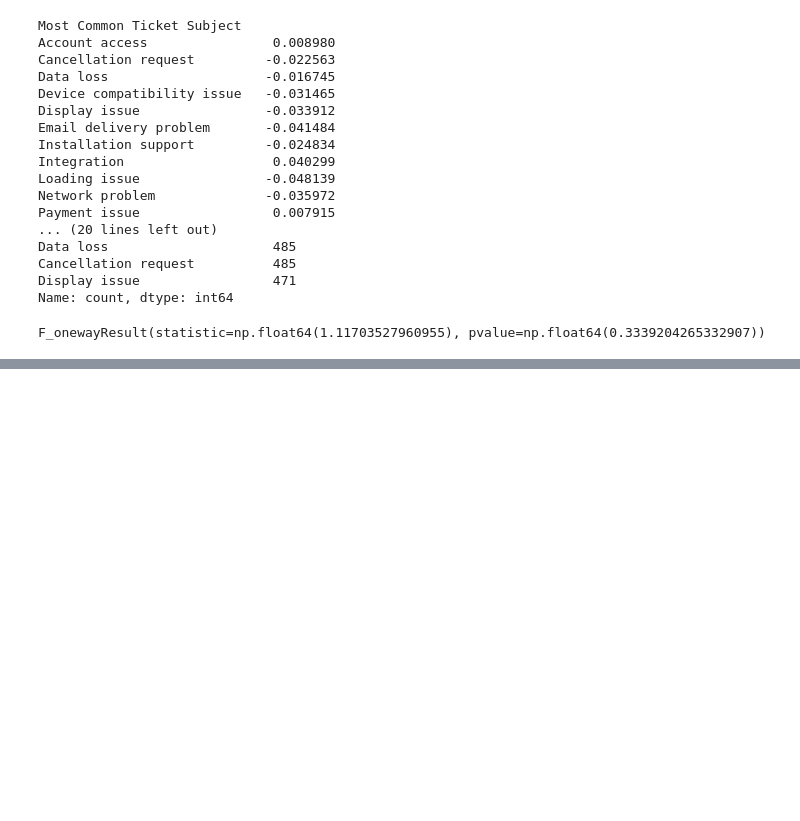
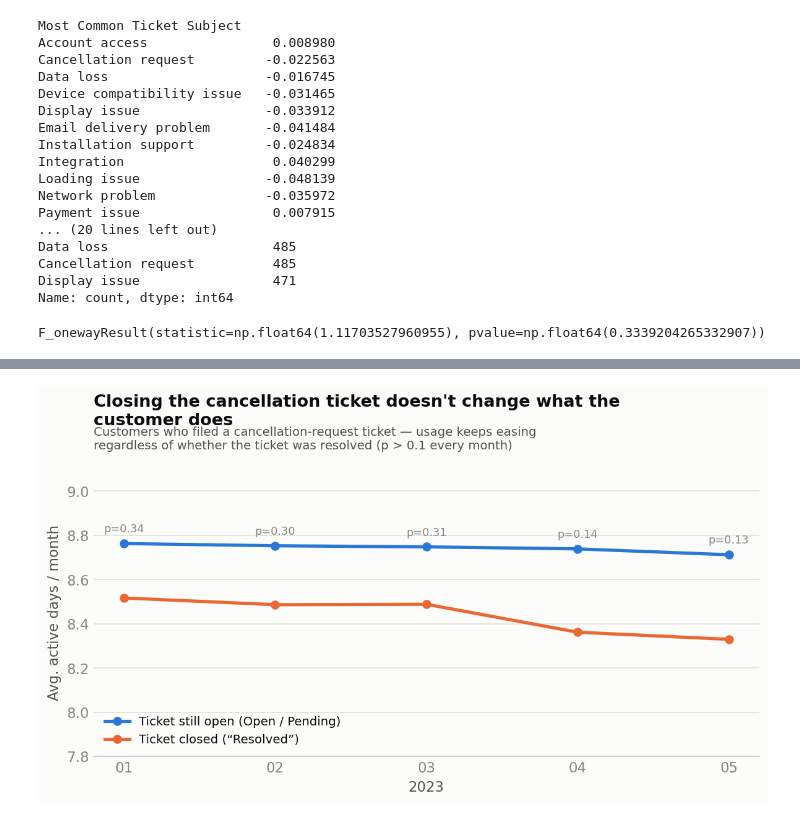
Before and after one commit to dpark2380/datasoc-atlassian-datathon, a Jupyter notebook: analysis/EDA.ipynb, the cells around one changed output, grey strips where cells are left out. Saved outputs shown, nothing was run; the diff lists cells and outputs as text; code cells hidden in the pictures; blank space fills up the shorter version.

```diff
--- a/analysis/EDA.ipynb
+++ b/analysis/EDA.ipynb
@@ -545,0 +699,41 @@ combined_df.to_csv('combined_dataset', index=False)
+# %%
+cancelTickets = combined_df.loc[combined_df["Ticket Type"] == "Cancellation request", ["Customer ID", "Ticket Stage"]].drop_duplicates("Customer ID")
+cancelTickets["Resolution Status"] = np.where(cancelTickets["Ticket Stage"] == "Resolved", "Resolved", "Unresolved")
+
+usageForCancelCustomers = products_df.merge(cancelTickets, on="Customer ID", how="inner")
+monthlyUsageByResolution = usageForCancelCustomers.groupby(["Month", "Resolution Status"])["Active Days"].mean().unstack("Resolution Status")
+
+monthlyPValues = {}
+for m in monthlyUsageByResolution.index:
+    resolvedVals = usageForCancelCustomers.loc[
+        (usageForCancelCustomers.Month == m) & (usageForCancelCustomers["Resolution Status"] == "Resolved"), "Active Days"
+    ]
+    unresolvedVals = usageForCancelCustomers.loc[
+        (usageForCancelCustomers.Month == m) & (usageForCancelCustomers["Resolution Status"] == "Unresolved"), "Active Days"
+    ]
+    monthlyPValues[m] = stats.ttest_ind(resolvedVals, unresolvedVals, equal_var=False).pvalue
+
+fig, ax = plt.subplots(figsize=(8, 5.4), dpi=150)
+x = range(len(monthlyUsageByResolution.index))
+ax.plot(x, monthlyUsageByResolution["Unresolved"], color=SERIES_BLUE, linewidth=2.5, marker="o", markersize=6, zorder=4, label="Ticket still open (Open / Pending)")
+ax.plot(x, monthlyUsageByResolution["Resolved"], color=SERIES_ORANGE, linewidth=2.5, marker="o", markersize=6, zorder=4, label="Ticket closed (“Resolved”)")
+
+for xi, m in zip(x, monthlyUsageByResolution.index):
+    ax.text(xi, max(monthlyUsageByResolution.loc[m]) + 0.05, f"p={monthlyPValues[m]:.2f}", ha="center", fontsize=8.5, color=INK_MUTED)
+
+ax.set_xticks(list(x))
+ax.set_xticklabels([m.replace("2023-", "") for m in monthlyUsageByResolution.index])
+ax.set_ylim(7.8, 9.1)
+ax.set_ylabel("Avg. active days / month")
+ax.set_xlabel("2023")
+wrapped_title(
+    ax,
+    "Closing the cancellation ticket doesn't change what the customer does",
+    "Customers who filed a cancellation-request ticket — usage keeps easing regardless of whether the ticket was resolved (p > 0.1 every month)",
+)
+ax.legend(frameon=False, loc="lower left", fontsize=9.5)
+style_axes(ax)
+fig.tight_layout(rect=(0, 0, 1, 0.86))
+plt.show()
+# %% [output]
+[figure, added]
```
Also changed, not shown: parts of 8 cells of this notebook, 2 other files.
